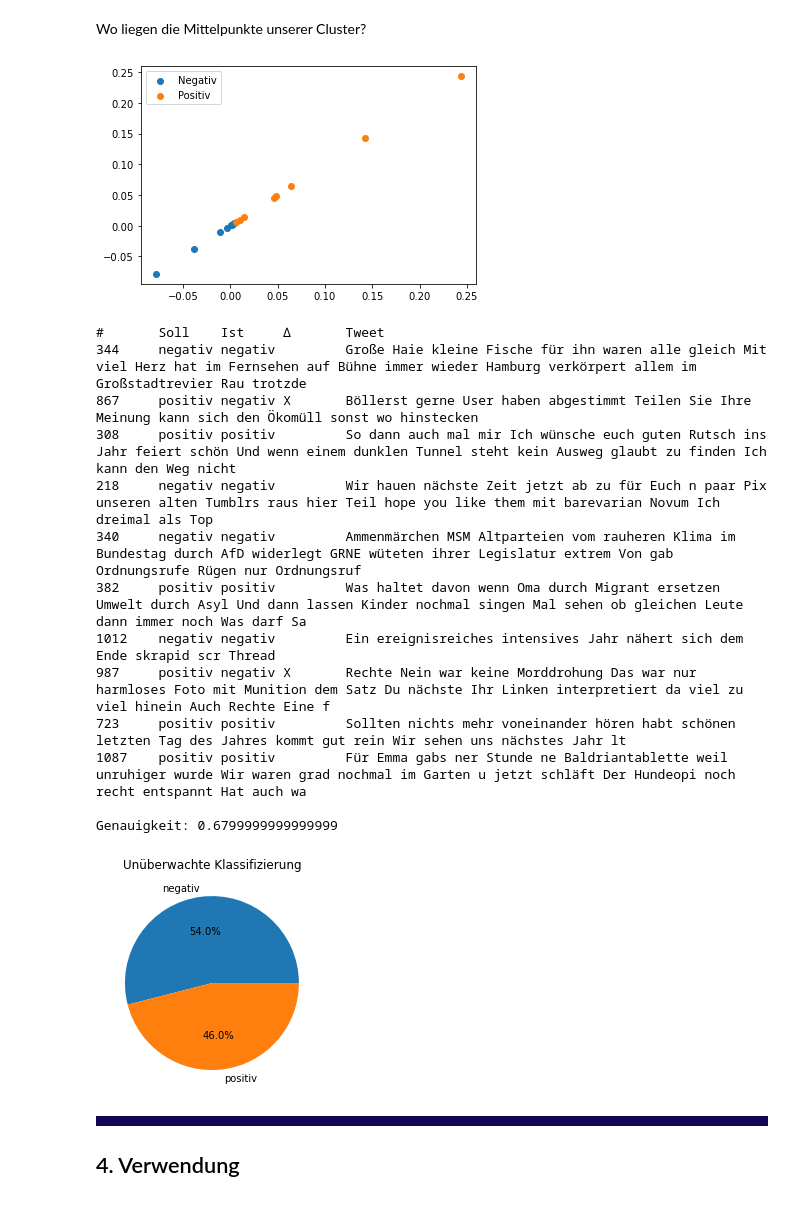
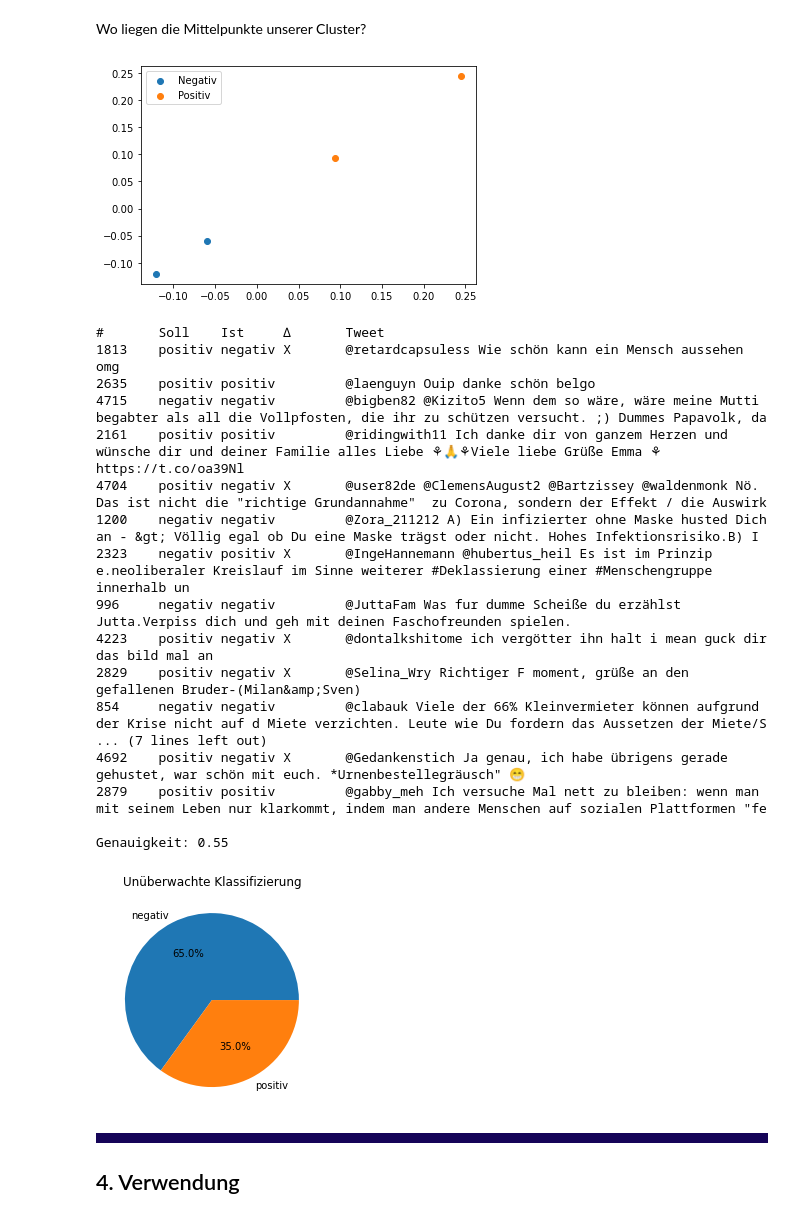
Before and after one commit to orca-nrw/lernmodul-texte, a Jupyter notebook: index.ipynb, the cells around one changed output. Cells and saved outputs as stored; diff of their text form; code cells hidden in the pictures.

```diff
--- a/index.ipynb
+++ b/index.ipynb
@@ -532,12 +634,8 @@ Natürlich werden nicht immer gleich viele Wörter im Vokabular gefunden. Wir en
 # %%
-def padding(tweet, pad_size=8):
+def padding(tweet):
     """Pad vectors with zeros at the end."""
 
-    pad_size = 8
-
     return np.pad(tweet[:pad_size], (0, pad_size-len(tweet[:pad_size])))
-# %%
-tweets['Vector'] = tweets['Vector'].apply(padding)
 # %% [markdown]
 #### 3.1.4 <a id='features'>Features</a>
 # %%
@@ -617,5 +715,5 @@ Mithilfe von [K-means](https://www.nltk.org/_modules/nltk/cluster/kmeans.html) C
 # %%
 from nltk.cluster import KMeansClusterer, euclidean_distance
 # %%
-clusterer = KMeansClusterer(2, euclidean_distance, repeats=10)
+clusterer = KMeansClusterer(2, euclidean_distance, repeats=10, avoid_empty_clusters=True)
 # %%
@@ -633,21 +731,20 @@ def plot_clusters():
 # %%
 plot_clusters()
 # %% [output]
-[figure, old version]
+[figure, new version]
 # %%
 def unsupervised_classifier(tweets):
     """Unsupervised classifier"""
 
     print('#\tSoll\tIst\t∆\tTweet')
 
-    row = 0
     negative = 0
     positive = 0
     error = 0
     for tweet in tweets.itertuples():
 
         label = tweet.Label
-        vector = tweet.Vector
+        vector = padding(tweet.Vector)
         prediction = clusterer.classify(vector)
 
         if prediction == 0:
@@ -661,33 +758,35 @@ def unsupervised_classifier(tweets):
         if label != cluster:
             delta = 'X'
             error += 1
+
         else: delta = ' '
 
-        row += 1
+        print('%i\t%s\t%s\t%s\t%.140s' % (tweet.Index, label, cluster, delta, tweets_copy.iloc[tweet.Index].replace('\n', '')))
 
-        if row % 10 == 0:
-            print('%i\t%s\t%s\t%s\t%.160s' % (tweet.Index, label, cluster, delta, ' '.join(tweet.Token)))
-
-    print('\nGenauigkeit:', 1 - error / row)
+    print('\nGenauigkeit:', 1 - error / tweets.shape[0])
     plt.pie([negative, positive], labels=['negativ', 'positiv'], autopct='%1.1f%%')
     plt.title('Unüberwachte Klassifizierung')
 # %%
-unsupervised_classifier(tweets.sample(100))
+unsupervised_classifier(tweets.sample(20))
 # %% [output]
 #       Soll    Ist     ∆       Tweet
-344     negativ negativ         Große Haie kleine Fische für ihn waren alle gleich Mit viel Herz hat im Fernsehen auf Bühne immer wieder Hamburg verkörpert allem im Großstadtrevier Rau trotzde
-867     positiv negativ X       Böllerst gerne User haben abgestimmt Teilen Sie Ihre Meinung kann sich den Ökomüll sonst wo hinstecken
-308     positiv positiv         So dann auch mal mir Ich wünsche euch guten Rutsch ins Jahr feiert schön Und wenn einem dunklen Tunnel steht kein Ausweg glaubt zu finden Ich kann den Weg nicht
-218     negativ negativ         Wir hauen nächste Zeit jetzt ab zu für Euch n paar Pix unseren alten Tumblrs raus hier Teil hope you like them mit barevarian Novum Ich dreimal als Top
-340     negativ negativ         Ammenmärchen MSM Altparteien vom rauheren Klima im Bundestag durch AfD widerlegt GRNE wüteten ihrer Legislatur extrem Von gab Ordnungsrufe Rügen nur Ordnungsruf
-382     positiv positiv         Was haltet davon wenn Oma durch Migrant ersetzen Umwelt durch Asyl Und dann lassen Kinder nochmal singen Mal sehen ob gleichen Leute dann immer noch Was darf Sa
-1012    negativ negativ         Ein ereignisreiches intensives Jahr nähert sich dem Ende skrapid scr Thread
-987     positiv negativ X       Rechte Nein war keine Morddrohung Das war nur harmloses Foto mit Munition dem Satz Du nächste Ihr Linken interpretiert da viel zu viel hinein Auch Rechte Eine f
-723     positiv positiv         Sollten nichts mehr voneinander hören habt schönen letzten Tag des Jahres kommt gut rein Wir sehen uns nächstes Jahr lt
-1087    positiv positiv         Für Emma gabs ner Stunde ne Baldriantablette weil unruhiger wurde Wir waren grad nochmal im Garten u jetzt schläft Der Hundeopi noch recht entspannt Hat auch wa
+1813    positiv negativ X       @retardcapsuless Wie schön kann ein Mensch aussehen omg
+2635    positiv positiv         @laenguyn Ouip danke schön belgo
+4715    negativ negativ         @bigben82 @Kizito5 Wenn dem so wäre, wäre meine Mutti begabter als all die Vollpfosten, die ihr zu schützen versucht. ;) Dummes Papavolk, da
+2161    positiv positiv         @ridingwith11 Ich danke dir von ganzem Herzen und wünsche dir und deiner Familie alles Liebe ⚘🙏⚘Viele liebe Grüße Emma ⚘ https://t.co/oa39Nl
+4704    positiv negativ X       @user82de @ClemensAugust2 @Bartzissey @waldenmonk Nö. Das ist nicht die "richtige Grundannahme"  zu Corona, sondern der Effekt / die Auswirk
+1200    negativ negativ         @Zora_211212 A) Ein infizierter ohne Maske husted Dich an - &gt; Völlig egal ob Du eine Maske trägst oder nicht. Hohes Infektionsrisiko.B) I
+2323    negativ positiv X       @IngeHannemann @hubertus_heil Es ist im Prinzip e.neoliberaler Kreislauf im Sinne weiterer #Deklassierung einer #Menschengruppe innerhalb un
+996     negativ negativ         @JuttaFam Was fur dumme Scheiße du erzählst Jutta.Verpiss dich und geh mit deinen Faschofreunden spielen.
+4223    positiv negativ X       @dontalkshitome ich vergötter ihn halt i mean guck dir das bild mal an
+2829    positiv negativ X       @Selina_Wry Richtiger F moment, grüße an den gefallenen Bruder-(Milan&amp;Sven)
+854     negativ negativ         @clabauk Viele der 66% Kleinvermieter können aufgrund der Krise nicht auf d Miete verzichten. Leute wie Du fordern das Aussetzen der Miete/S
+... (7 lines left out)
+4692    positiv negativ X       @Gedankenstich Ja genau, ich habe übrigens gerade gehustet, war schön mit euch. *Urnenbestellegräusch" 😁
+2879    positiv positiv         @gabby_meh Ich versuche Mal nett zu bleiben: wenn man mit seinem Leben nur klarkommt, indem man andere Menschen auf sozialen Plattformen "fe
 
-Genauigkeit: 0.6799999999999999
+Genauigkeit: 0.55
-[figure, old version]
+[figure, new version]
 # %% [markdown]
 <div style="background-color: #150458; padding: 5px;"></div>
 
```
Also changed, not shown: parts of 151 cells of this notebook.
